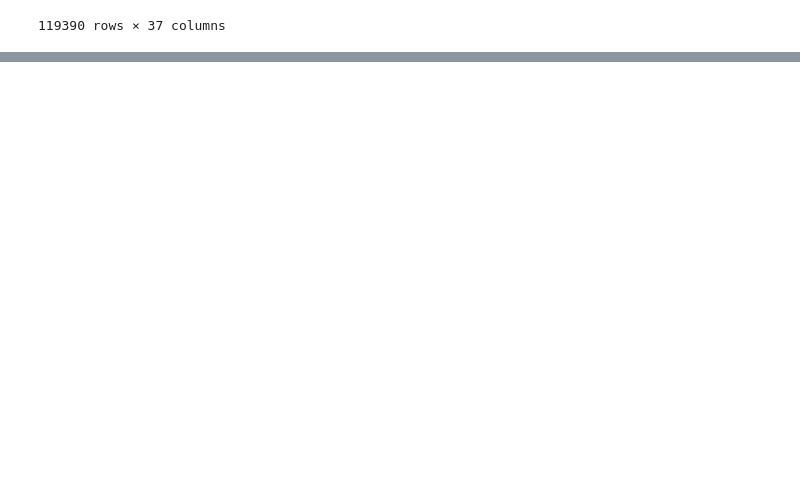
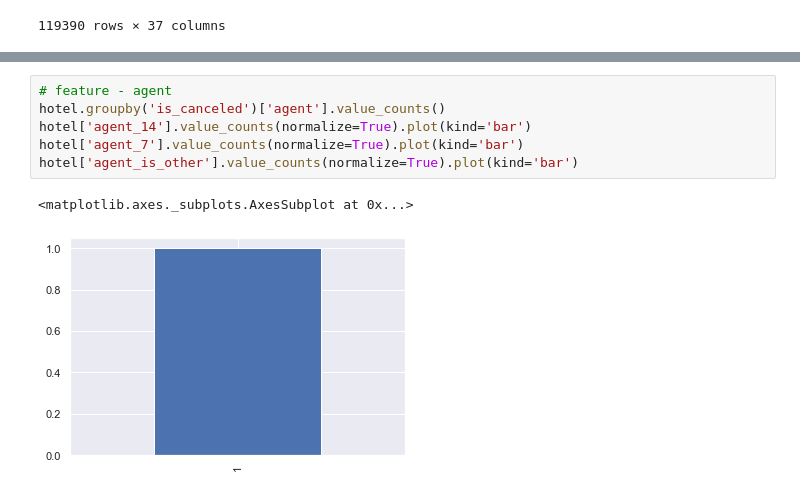
Before and after one commit to tkong1998/hotel-booking-demand, a Jupyter notebook: Leo Sharon combined code_Data.ipynb, the cells around one changed output, grey strips where cells are left out. Cells and saved outputs as stored; diff of their text form; blank space fills up the shorter version.

```diff
--- a/Leo Sharon combined code_Data.ipynb
+++ b/Leo Sharon combined code_Data.ipynb
@@ -167,0 +274,9 @@ hotel
+# %%
+# feature - agent
+hotel.groupby('is_canceled')['agent'].value_counts()
+hotel['agent_14'].value_counts(normalize=True).plot(kind='bar')
+hotel['agent_7'].value_counts(normalize=True).plot(kind='bar')
+hotel['agent_is_other'].value_counts(normalize=True).plot(kind='bar')
+# %% [output]
+<matplotlib.axes._subplots.AxesSubplot at 0x...>
+[figure, added]
```
Also changed, not shown: parts of 14 cells of this notebook.
